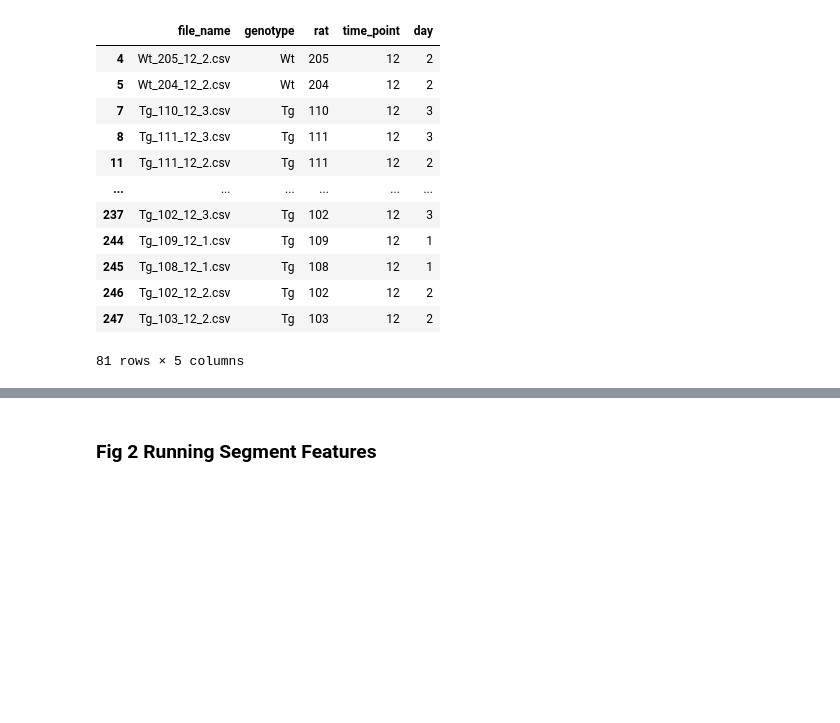
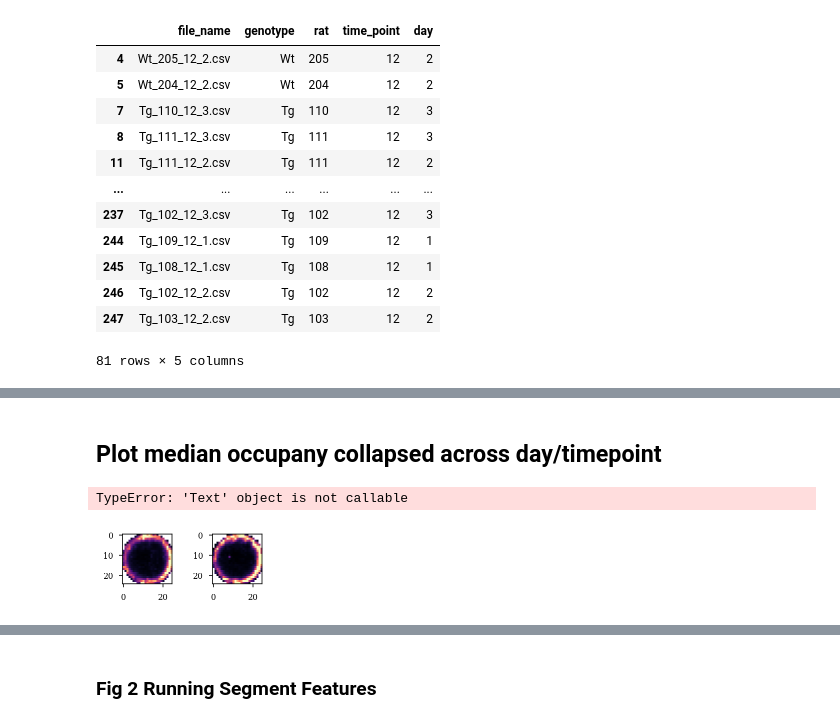
Before and after one commit to lolaBerkowitz/TgF344-AD_Open_Field, a Jupyter notebook: notebooks/TgF344_OF_figs.ipynb, the cells around one changed output, grey strips where cells are left out. Saved outputs shown, nothing was run; the diff lists cells and outputs as text; code cells hidden in the pictures; blank space fills up the shorter version.

```diff
--- a/notebooks/TgF344_OF_figs.ipynb
+++ b/notebooks/TgF344_OF_figs.ipynb
@@ -255,0 +271,45 @@ for file in df_12mo.file_name:
+# %% [markdown]
+## Plot median occupany collapsed across day/timepoint
+# %%
+# load small open field paths
+wt_paths = pd.DataFrame()
+tg_paths = pd.DataFrame()
+for idx, file in enumerate(df.file_name):
+    temp = pd.read_csv(small_of_paths+file)
+    if df["genotype"][idx] == 'Wt':
+        wt_paths = wt_paths.append(temp,ignore_index = True)
+    else:
+        tg_paths = tg_paths.append(temp,ignore_index = True)
+# %%
+from scipy.ndimage import gaussian_filter
+
+def occ_heatmap(df,x_edges,y_edges):
+
+    occ,__,__ = np.histogram2d(df.x,df.y,bins = (x_edges,y_edges))
+
+    nan_idx = occ == 0
+
+    occ = gaussian_filter(occ/10,sigma = .5)
+
+    occ[nan_idx] = np.nan
+    return occ
+
+x_edges = np.arange(np.nanmin(np.hstack([tg_paths.x,wt_paths.x])),np.nanmax(np.hstack([tg_paths.x,wt_paths.x])),3)
+y_edges = np.arange(np.nanmin(np.hstack([tg_paths.y,wt_paths.y])),np.nanmax(np.hstack([tg_paths.y,wt_paths.y])),3)
+
+# compute heatmap per subject
+wt_occ = []
+tg_occ = []
+for idx, file in enumerate(df.file_name):
+    temp = pd.read_csv(small_of_paths+file)
+    if df["genotype"][idx] == 'Wt':
+        wt_occ.append(occ_heatmap(temp,x_edges,y_edges))
+    else:
+        tg_occ.append(occ_heatmap(temp,x_edges,y_edges))
+
+# compute median heatmap per group
+wt_occ_mean = np.nanmean(np.asarray(wt_occ),axis=0)
+tg_occ_mean = np.nanmean(np.asarray(tg_occ),axis=0)
+# %% [output]
+TypeError: 'Text' object is not callable
+[figure, added]
```
Also changed, not shown: parts of 11 cells of this notebook, 4 other files.
